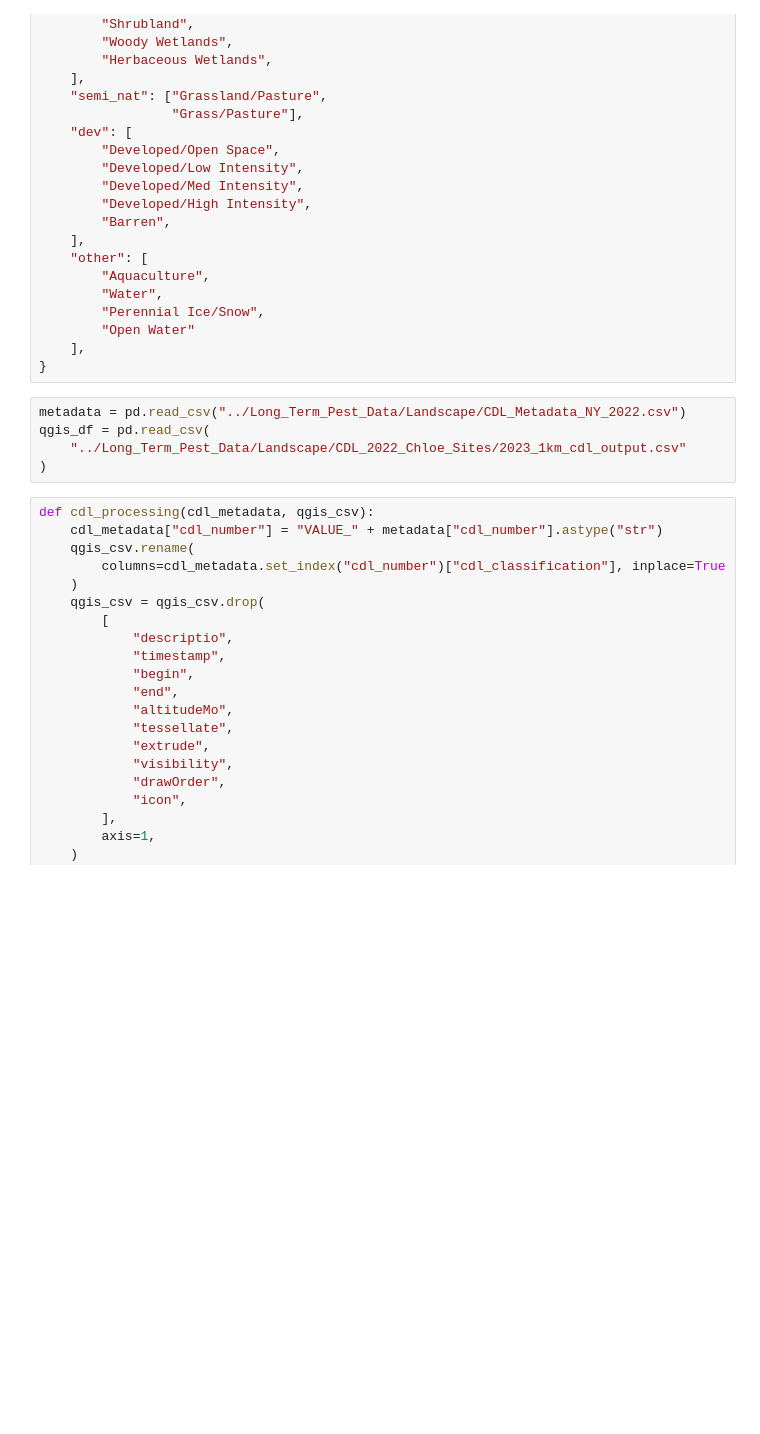
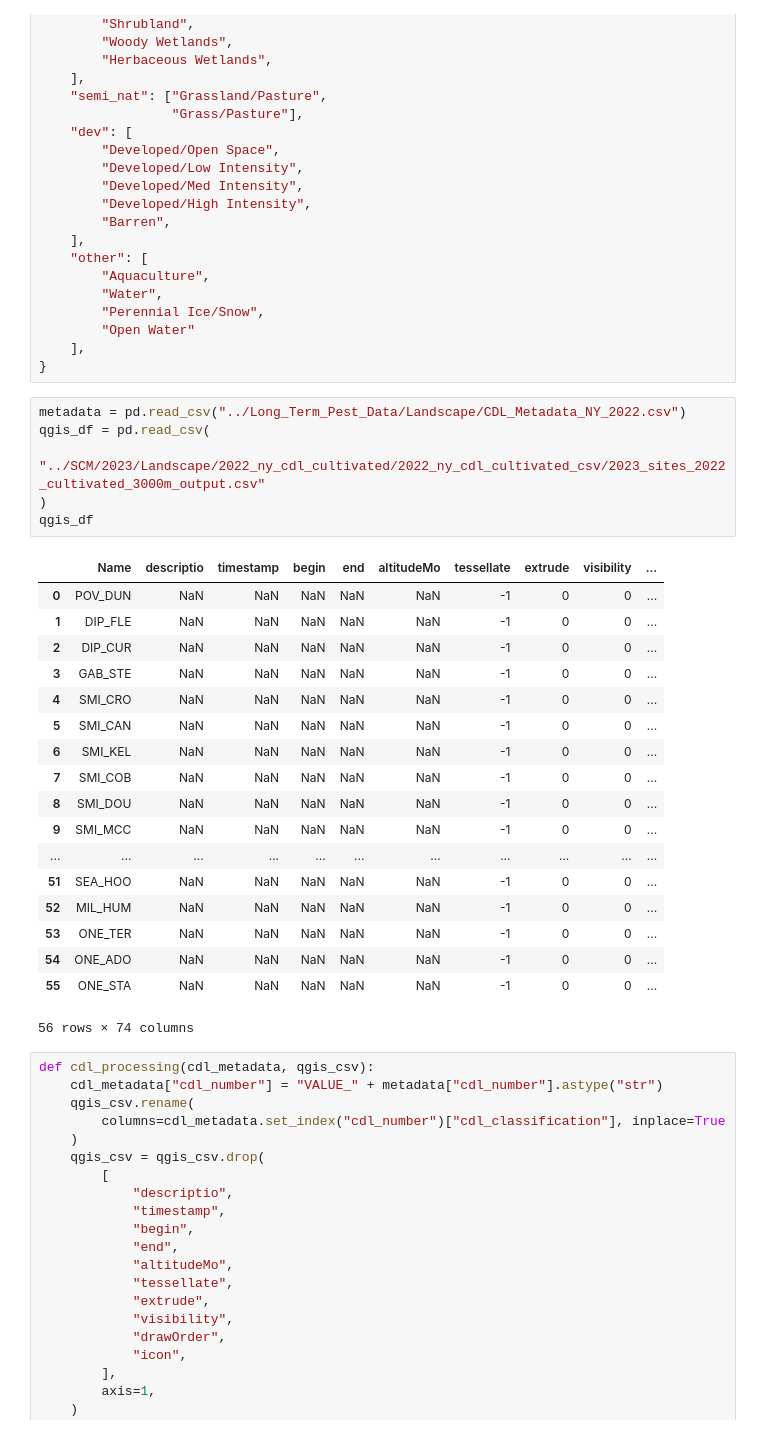
Before and after one commit to chloecho31/cornell, a Jupyter notebook: Resources/cdl_processing_function.ipynb, the cells around one changed output. Cells and saved outputs as stored; diff of their text form; blank space fills up the shorter version.

```diff
--- a/Resources/cdl_processing_function.ipynb
+++ b/Resources/cdl_processing_function.ipynb
@@ -147,8 +147,28 @@ landscape_cat = {
 # %%
 metadata = pd.read_csv("../Long_Term_Pest_Data/Landscape/CDL_Metadata_NY_2022.csv")
 qgis_df = pd.read_csv(
-    "../Long_Term_Pest_Data/Landscape/CDL_2022_Chloe_Sites/2023_1km_cdl_output.csv"
+    "../SCM/2023/Landscape/2022_ny_cdl_cultivated/2022_ny_cdl_cultivated_csv/2023_sites_2022_cultivated_3000m_output.csv"
 )
+qgis_df
+# %% [output]
+|  | Name | descriptio | timestamp | begin | end | altitudeMo | tessellate | extrude | visibility | ... |
+| 0 | POV_DUN | NaN | NaN | NaN | NaN | NaN | -1 | 0 | 0 | ... |
+| 1 | DIP_FLE | NaN | NaN | NaN | NaN | NaN | -1 | 0 | 0 | ... |
+| 2 | DIP_CUR | NaN | NaN | NaN | NaN | NaN | -1 | 0 | 0 | ... |
+| 3 | GAB_STE | NaN | NaN | NaN | NaN | NaN | -1 | 0 | 0 | ... |
+| 4 | SMI_CRO | NaN | NaN | NaN | NaN | NaN | -1 | 0 | 0 | ... |
+| 5 | SMI_CAN | NaN | NaN | NaN | NaN | NaN | -1 | 0 | 0 | ... |
+| 6 | SMI_KEL | NaN | NaN | NaN | NaN | NaN | -1 | 0 | 0 | ... |
+| 7 | SMI_COB | NaN | NaN | NaN | NaN | NaN | -1 | 0 | 0 | ... |
+| 8 | SMI_DOU | NaN | NaN | NaN | NaN | NaN | -1 | 0 | 0 | ... |
+| 9 | SMI_MCC | NaN | NaN | NaN | NaN | NaN | -1 | 0 | 0 | ... |
+| ... | ... | ... | ... | ... | ... | ... | ... | ... | ... | ... |
+| 51 | SEA_HOO | NaN | NaN | NaN | NaN | NaN | -1 | 0 | 0 | ... |
+| 52 | MIL_HUM | NaN | NaN | NaN | NaN | NaN | -1 | 0 | 0 | ... |
+| 53 | ONE_TER | NaN | NaN | NaN | NaN | NaN | -1 | 0 | 0 | ... |
+| 54 | ONE_ADO | NaN | NaN | NaN | NaN | NaN | -1 | 0 | 0 | ... |
+| 55 | ONE_STA | NaN | NaN | NaN | NaN | NaN | -1 | 0 | 0 | ... |
+56 rows × 74 columns
 # %%
 def cdl_processing(cdl_metadata, qgis_csv):
     cdl_metadata["cdl_number"] = "VALUE_" + metadata["cdl_number"].astype("str")
```
Also changed, not shown: parts of 2 cells of this notebook, 5 other files.
